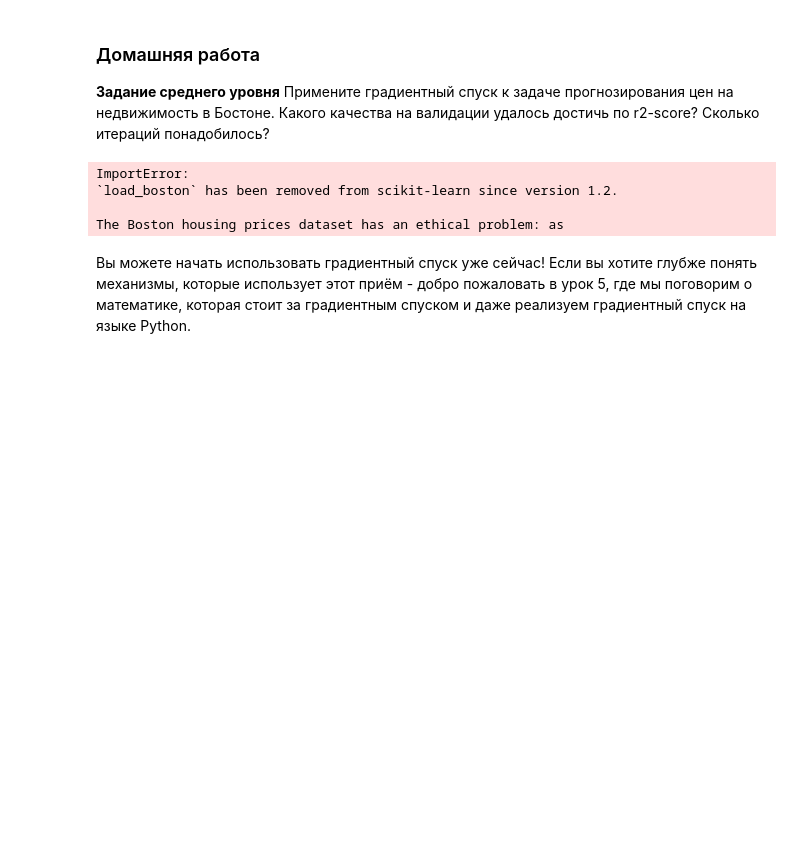
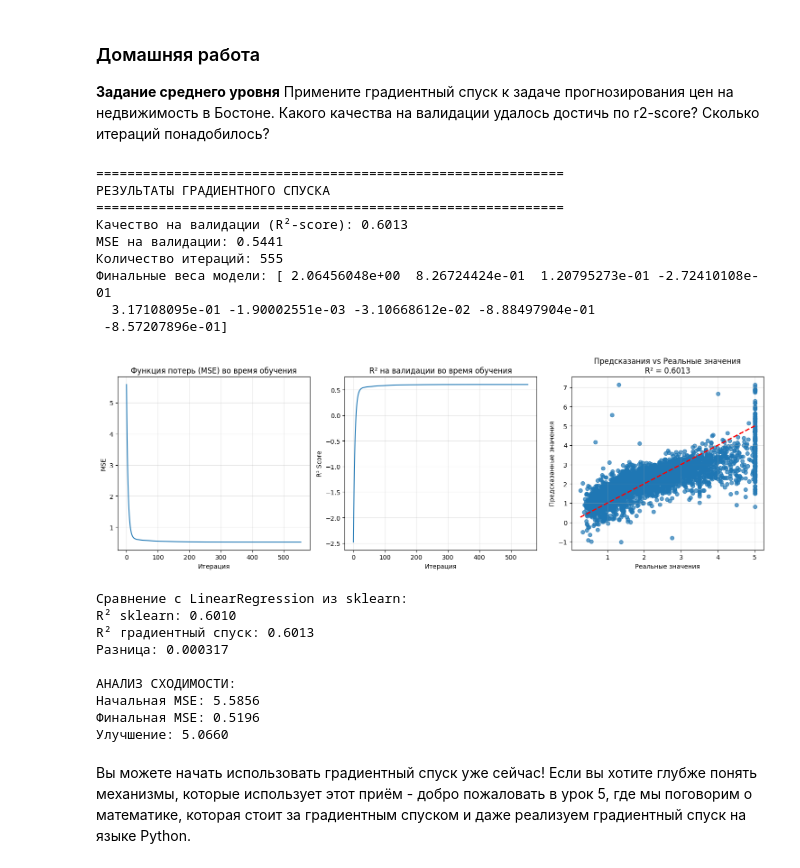
Before and after one commit to Tkaheva/MO, a Jupyter notebook: homework_practice_3_2.ipynb, the cells around one changed output. Cells and saved outputs as stored; diff of their text form; code cells hidden in the pictures; blank space fills up the shorter version.

```diff
--- a/homework_practice_3_2.ipynb
+++ b/homework_practice_3_2.ipynb
@@ -7,15 +7,15 @@
 # %%
 import numpy as np
 import matplotlib.pyplot as plt
-from sklearn.datasets import load_boston
+from sklearn.datasets import fetch_california_housing
 from sklearn.model_selection import train_test_split
 from sklearn.metrics import r2_score, mean_squared_error
 from sklearn.preprocessing import StandardScaler
 
-# Загрузка данных
-boston_dataset = load_boston()
-X = boston_dataset.data
-y = boston_dataset.target
+# Загрузка данных California housing
+california_dataset = fetch_california_housing()
+X = california_dataset.data
+y = california_dataset.target
 
 # Разделение на обучающую и тестовую выборки
 X_train, X_test, y_train, y_test = train_test_split(X, y, test_size=0.2, random_state=10)
@@ -114,36 +114,51 @@ if gd.r2_history:
 plt.subplot(1, 3, 3)
 plt.scatter(y_test, y_pred, alpha=0.7)
 plt.plot([y_test.min(), y_test.max()], [y_test.min(), y_test.max()], 'r--', lw=2)
 plt.xlabel('Реальные значения')
 plt.ylabel('Предсказанные значения')
 plt.title(f'Предсказания vs Реальные значения\nR² = {final_r2:.4f}')
 plt.grid(True, alpha=0.3)
 
 plt.tight_layout()
 plt.show()
 
 # Сравнение с LinearRegression из sklearn для проверки
 from sklearn.linear_model import LinearRegression
 
 lr = LinearRegression()
 lr.fit(X_train_scaled, y_train)
 y_pred_lr = lr.predict(X_test_scaled)
 lr_r2 = r2_score(y_test, y_pred_lr)
 
 print(f"\nСравнение с LinearRegression из sklearn:")
 print(f"R² sklearn: {lr_r2:.4f}")
 print(f"R² градиентный спуск: {final_r2:.4f}")
 print(f"Разница: {abs(lr_r2 - final_r2):.6f}")
 
 # Анализ сходимости
 print(f"\nАНАЛИЗ СХОДИМОСТИ:")
 print(f"Начальная MSE: {gd.loss_history[0]:.4f}")
 print(f"Финальная MSE: {gd.loss_history[-1]:.4f}")
 print(f"Улучшение: {gd.loss_history[0] - gd.loss_history[-1]:.4f}")
 # %% [output]
-ImportError:
-`load_boston` has been removed from scikit-learn since version 1.2.
-
-The Boston housing prices dataset has an ethical problem: as
+============================================================
+РЕЗУЛЬТАТЫ ГРАДИЕНТНОГО СПУСКА
+============================================================
+Качество на валидации (R²-score): 0.6013
+MSE на валидации: 0.5441
+Количество итераций: 555
+Финальные веса модели: [ 2.06456048e+00  8.26724424e-01  1.20795273e-01 -2.72410108e-01
+  3.17108095e-01 -1.90002551e-03 -3.10668612e-02 -8.88497904e-01
+ -8.57207896e-01]
+[figure, added]
+Сравнение с LinearRegression из sklearn:
+R² sklearn: 0.6010
+R² градиентный спуск: 0.6013
+Разница: 0.000317
+
+АНАЛИЗ СХОДИМОСТИ:
+Начальная MSE: 5.5856
+Финальная MSE: 0.5196
+Улучшение: 5.0660
 # %% [markdown]
 Вы можете начать использовать градиентный спуск уже сейчас! Если вы хотите глубже понять механизмы, которые использует этот приём - добро пожаловать в урок 5, где мы поговорим о математике, которая стоит за градиентным спуском и даже реализуем градиентный спуск на языке Python.
```
